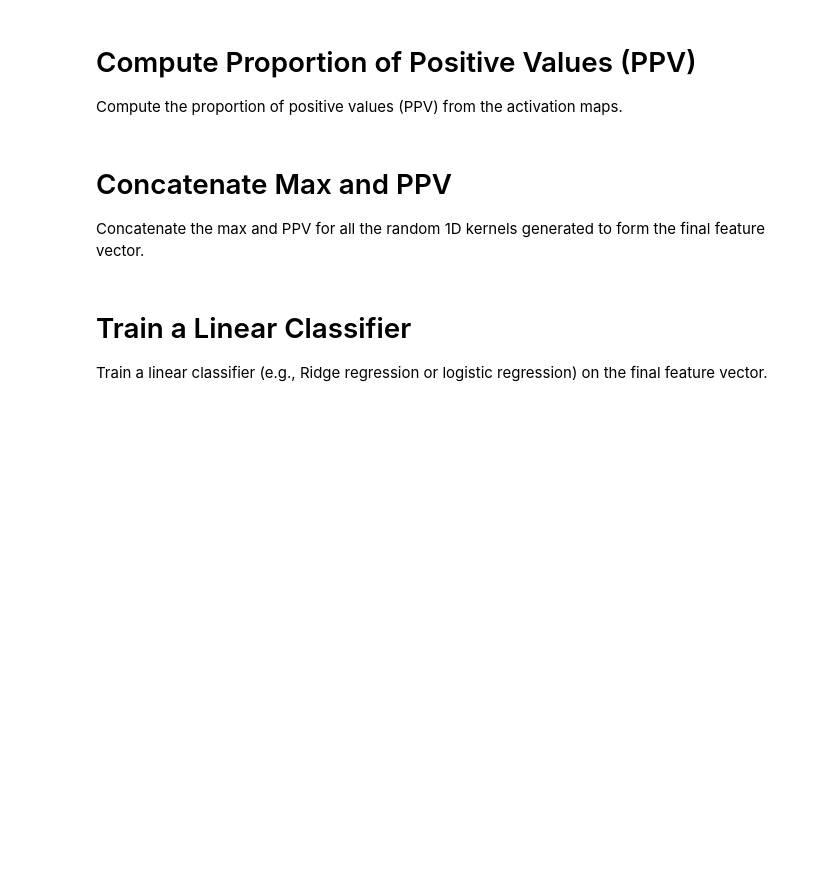
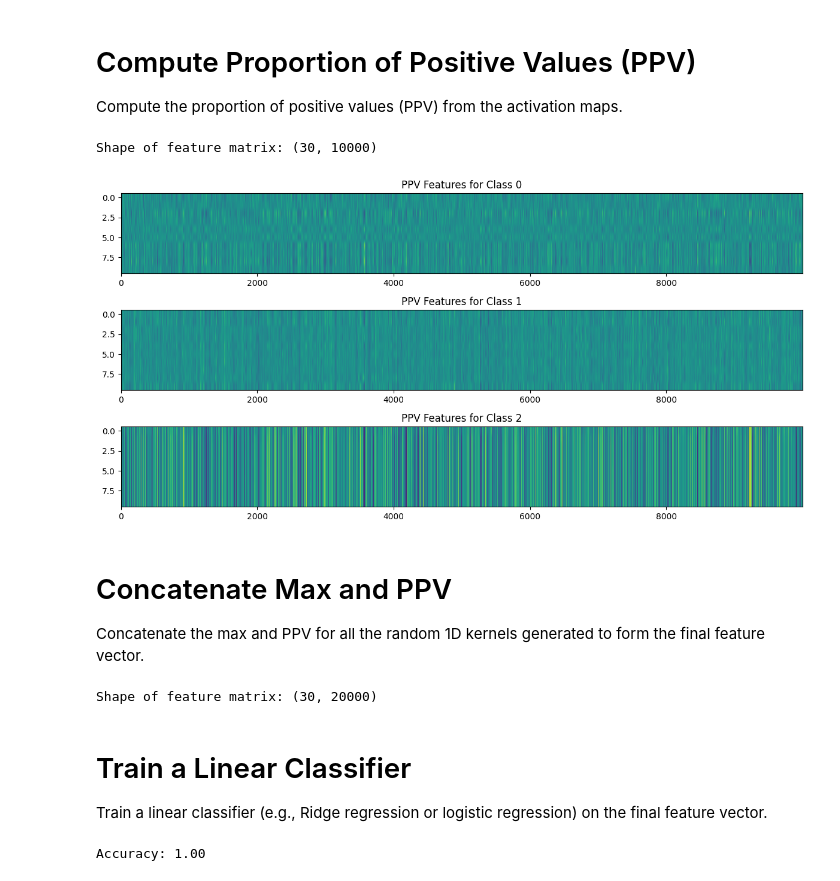
Before and after one commit to vrodriguezf/sertemp, a Jupyter notebook: nbs/classification/rocket-based.ipynb, the cells around one changed output. Cells and saved outputs as stored; diff of their text form; code cells hidden in the pictures; blank space fills up the shorter version.

```diff
--- a/nbs/classification/rocket-based.ipynb
+++ b/nbs/classification/rocket-based.ipynb
@@ -163,26 +179,40 @@ def max_pooling(activation_maps):
 # Compute Proportion of Positive Values (PPV)
 Compute the proportion of positive values (PPV) from the activation maps.
 # %%
-# Function to compute proportion of positive values (PPV)
+# Function to compute proportion of positive values (PPV) for every activation
+# map of every sample in the dataset, and return as a feature matrix
 def compute_ppv(activation_maps):
-    ppvs = []
-    for activation_map in activation_maps:
-        ppv = np.mean(activation_map > 0)
-        ppvs.append(ppv)
-    return ppvs
+    ppv = []
+    for sample in activation_maps:
+        for activation_map in sample:
+            ppv.append(np.sum(activation_map > 0) / len(activation_map))
+    return np.array(ppv).reshape(len(activation_maps), -1)
 
-# Compute proportion of positive values
-# ppvs = compute_ppv(activation_maps)
+# Compute PPV
+X_ppv = compute_ppv(activation_maps)
+print(f'Shape of feature matrix: {X_ppv.shape}')
+# %% [output]
+Shape of feature matrix: (30, 10000)
+# %%
+# plot the feature matrices (as a heatmap) for the three classes of the dataset
+plt.figure(figsize=(12, 6))
+for i in range(3):
+    plt.subplot(3, 1, i+1)
+    plt.imshow(X_ppv[labels == i], aspect='auto')
+    plt.title(f'PPV Features for Class {i}')
+plt.tight_layout()
+plt.show()
+# %% [output]
+[figure, added]
 # %% [markdown]
 # Concatenate Max and PPV
 Concatenate the max and PPV for all the random 1D kernels generated to form the final feature vector.
 # %%
-# Concatenate Max and PPV
-max_values = max_pooling(activation_maps)
-ppvs = compute_ppv(activation_maps)
-
 # Concatenate the max and PPV for all the random 1D kernels generated
-feature_vector = np.concatenate([max_values, ppvs])
+X = np.concatenate([X_max, X_ppv], axis=1)
+print(f'Shape of feature matrix: {X.shape}')
+# %% [output]
+Shape of feature matrix: (30, 20000)
 # %% [markdown]
 # Train a Linear Classifier
 Train a linear classifier (e.g., Ridge regression or logistic regression) on the final feature vector.
@@ -200,0 +219,19 @@ classifier.fit(feature_vector_2d, labels)
+# %%
+# Define the classifier
+classifier = RidgeClassifier()
+
+# Split the dataset into training and test sets
+X_train, X_test, y_train, y_test = train_test_split(X, labels, test_size=0.3,
+                                                    random_state=0)
+
+# Train the classifier
+classifier.fit(X_train, y_train)
+
+# Make predictions
+y_pred = classifier.predict(X_test)
+
+# Calculate accuracy
+accuracy = accuracy_score(y_test, y_pred)
+print(f'Accuracy: {accuracy:.2f}')
+# %% [output]
+Accuracy: 1.00
```
Also changed, not shown: parts of 9 cells of this notebook.
